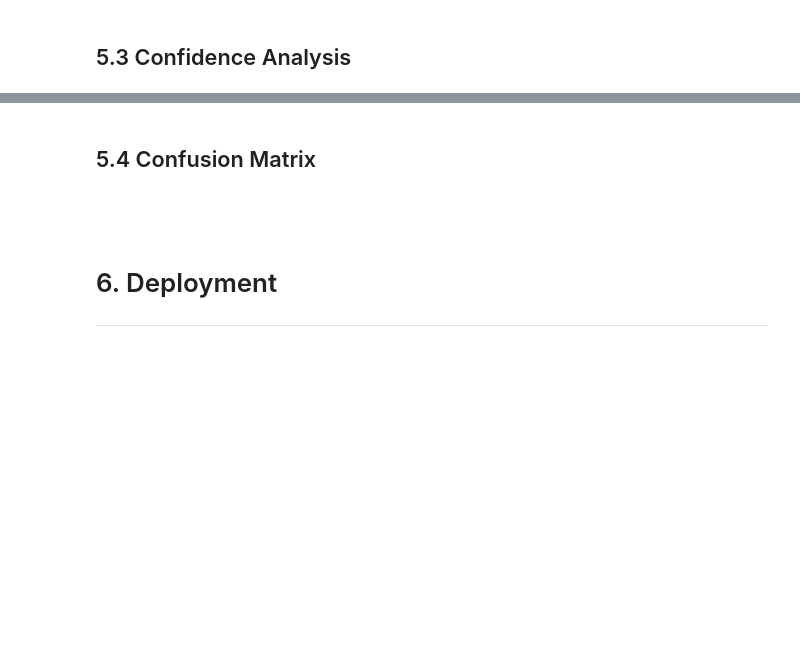
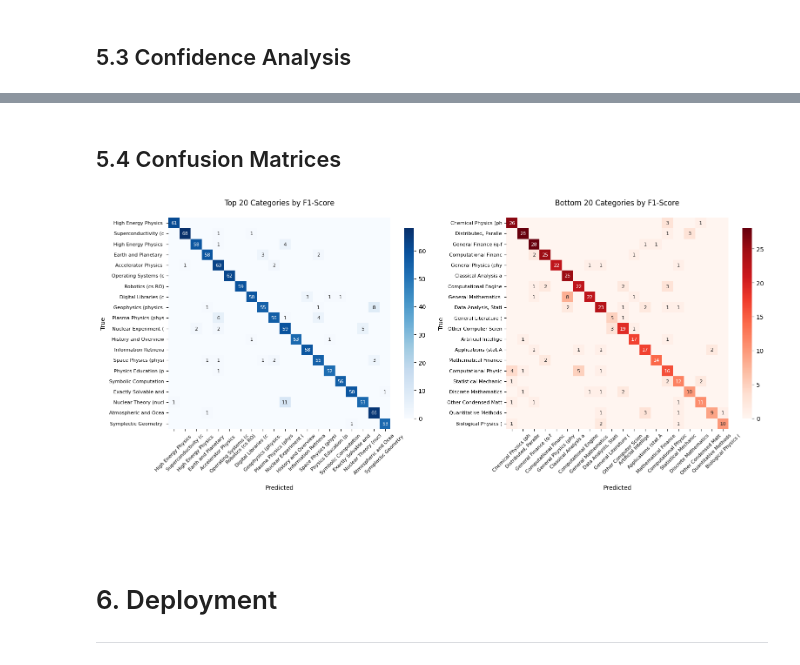
Before and after one commit to logus2k/genai_p2, a Jupyter notebook: glm_project3_final_report_v3.ipynb, the cells around one changed output, grey strips where cells are left out. Drawn from its saved outputs; the diff is of its cells as text; code cells hidden in the pictures; blank space fills up the shorter version.

```diff
--- a/glm_project3_final_report_v3.ipynb
+++ b/glm_project3_final_report_v3.ipynb
@@ -3058,2 +3672,2 @@ print(conf_summary)
 # %% [markdown]
-## 5.4 Confusion Matrix
+## 5.4 Confusion Matrices
@@ -3082,3 +3674,60 @@ if len(filtered_true) > 0:
+# %%
+# Get top and worst categories by F1-score
+top_n = 20
+top_categories = report_df.head(top_n).index.tolist()
+worst_categories = report_df.tail(top_n).index.tolist()
+
+# Filter data for top categories
+mask_top = [cat in top_categories for cat in true_categories]
+filtered_true_top = [cat for cat, m in zip(true_categories, mask_top) if m]
+filtered_pred_top = [cat for cat, m in zip(predicted_categories, mask_top) if m]
+
+# Filter data for worst categories
+mask_worst = [cat in worst_categories for cat in true_categories]
+filtered_true_worst = [cat for cat, m in zip(true_categories, mask_worst) if m]
+filtered_pred_worst = [cat for cat, m in zip(predicted_categories, mask_worst) if m]
+
+# Create subplots
+fig, (ax1, ax2) = plt.subplots(1, 2, figsize=(16, 7))
+
+# Top 15 categories confusion matrix
+if len(filtered_true_top) > 0:
+    cm_top = confusion_matrix(filtered_true_top, filtered_pred_top, labels=top_categories)
+
+    # Create annotation array with empty strings for zeros
+    annot_array_top = np.where(cm_top == 0, '', cm_top.astype(str))
+
+    sns.heatmap(cm_top, annot=annot_array_top, fmt='', cmap='Blues',
+                xticklabels=[cat[:20] for cat in top_categories],
+                yticklabels=[cat[:20] for cat in top_categories],
+                annot_kws={"size": 8}, ax=ax1, cbar_kws={"shrink": 0.9})
+    ax1.set_title(f'Top {top_n} Categories by F1-Score\n')
+    ax1.set_xlabel('\nPredicted')
+    ax1.set_ylabel('True')
+    ax1.tick_params(axis='x', rotation=45, labelsize=8)
+    ax1.tick_params(axis='y', labelsize=8)
+
+# Worst 15 categories confusion matrix
+if len(filtered_true_worst) > 0:
+    cm_worst = confusion_matrix(filtered_true_worst, filtered_pred_worst, labels=worst_categories)
+
+    # Create annotation array with empty strings for zeros
+    annot_array_worst = np.where(cm_worst == 0, '', cm_worst.astype(str))
+
+    sns.heatmap(cm_worst, annot=annot_array_worst, fmt='', cmap='Reds',
+                xticklabels=[cat[:20] for cat in worst_categories],
+                yticklabels=[cat[:20] for cat in worst_categories],
+                annot_kws={"size": 8}, ax=ax2, cbar_kws={"shrink": 0.9})
+    ax2.set_title(f'Bottom {top_n} Categories by F1-Score\n')
+    ax2.set_xlabel('\nPredicted')
+    ax2.set_ylabel('True')
+    ax2.tick_params(axis='x', rotation=45, labelsize=8)
+    ax2.tick_params(axis='y', labelsize=8)
+
+plt.tight_layout()
+plt.show()
+# %% [output]
+[figure, added]
 # %% [markdown]
 &#160;
 # %% [markdown]
```
Also changed, not shown: parts of 50 cells of this notebook.
